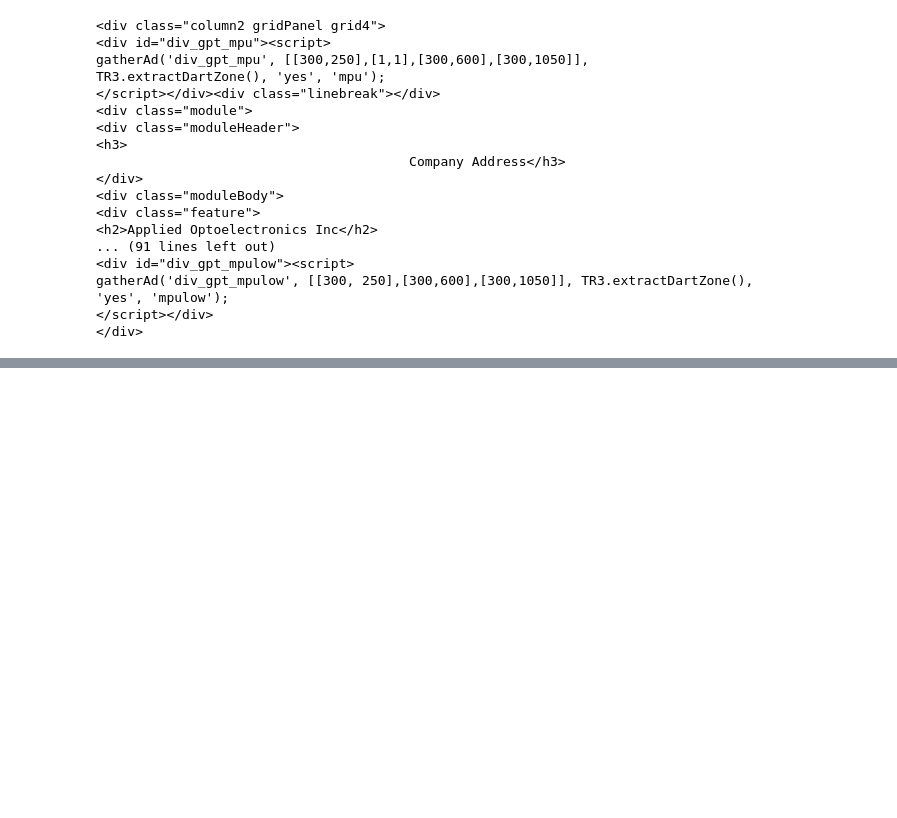
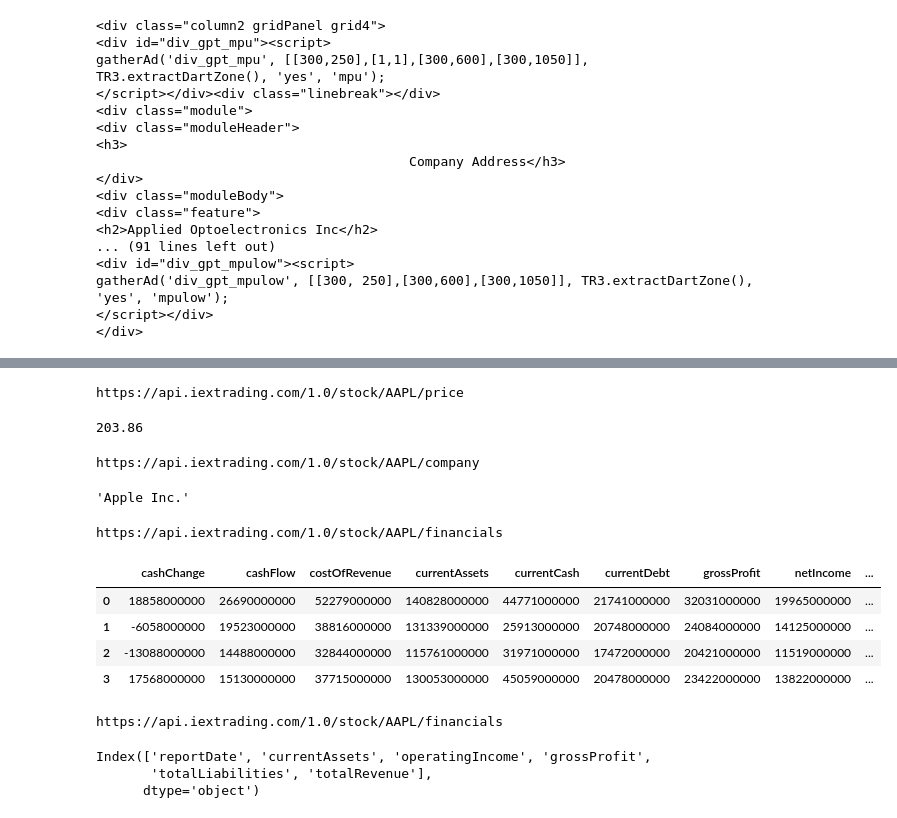
Before and after one commit to diningPhilosopher64/SmartStocks, a Jupyter notebook: sandbox_files/Untitled3.ipynb, the cells around one changed output, grey strips where cells are left out. Cells and saved outputs as stored; diff of their text form; code cells hidden in the pictures; blank space fills up the shorter version.

```diff
--- a/sandbox_files/Untitled3.ipynb
+++ b/sandbox_files/Untitled3.ipynb
@@ -293,0 +352,33 @@ gatherAd('div_gpt_mpulow', [[300, 250],[300,600],[300,1050]], TR3.extractDartZon
+# %%
+aapl.price()
+# %% [output]
+https://api.iextrading.com/1.0/stock/AAPL/price
+203.86
+# %%
+aapl.company()['companyName']
+# %% [output]
+https://api.iextrading.com/1.0/stock/AAPL/company
+'Apple Inc.'
+# %%
+aapl.financials_table()
+# %% [output]
+https://api.iextrading.com/1.0/stock/AAPL/financials
+|  | cashChange | cashFlow | costOfRevenue | currentAssets | currentCash | currentDebt | grossProfit | netIncome | ... |
+| 0 | 18858000000 | 26690000000 | 52279000000 | 140828000000 | 44771000000 | 21741000000 | 32031000000 | 19965000000 | ... |
+| 1 | -6058000000 | 19523000000 | 38816000000 | 131339000000 | 25913000000 | 20748000000 | 24084000000 | 14125000000 | ... |
+| 2 | -13088000000 | 14488000000 | 32844000000 | 115761000000 | 31971000000 | 17472000000 | 20421000000 | 11519000000 | ... |
+| 3 | 17568000000 | 15130000000 | 37715000000 | 130053000000 | 45059000000 | 20478000000 | 23422000000 | 13822000000 | ... |
+# %%
+
+columns = ['reportDate','currentAssets','operatingIncome','grossProfit','totalLiabilities','totalRevenue']
+
+table =aapl.financials_table()
+
+filtered_table = table[columns]
+
+filtered_table.columns
+# %% [output]
+https://api.iextrading.com/1.0/stock/AAPL/financials
+Index(['reportDate', 'currentAssets', 'operatingIncome', 'grossProfit',
+       'totalLiabilities', 'totalRevenue'],
+      dtype='object')
```
Also changed, not shown: parts of 20 cells of this notebook, 27 other files.
